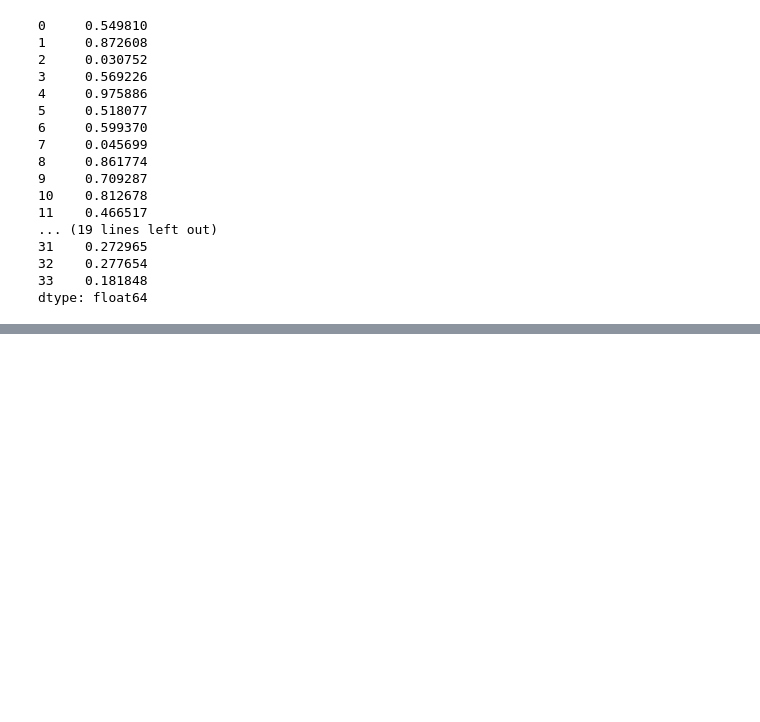
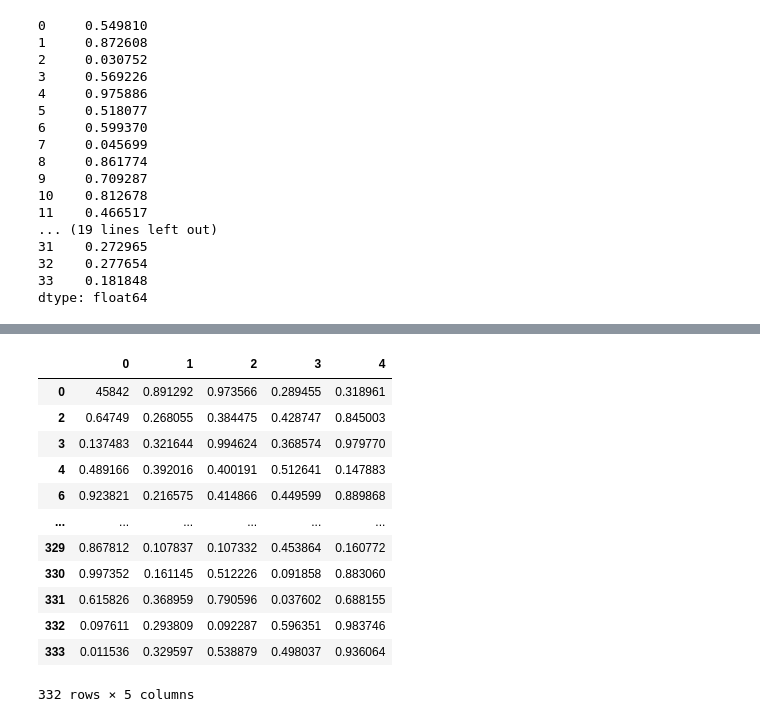
Before and after one commit to shruti-1102/zero-to-analyst, a Jupyter notebook: pandas-tut.ipynb, the cells around one changed output, grey strips where cells are left out. Saved outputs shown, nothing was run; the diff lists cells and outputs as text; code cells hidden in the pictures; blank space fills up the shorter version.

```diff
--- a/pandas-tut.ipynb
+++ b/pandas-tut.ipynb
@@ -127,0 +317,18 @@ type(newdf)
+# %%
+newdf.drop([4, 7], inplace=True)     #drops in the original dataframe
+# %%
+newdf
+# %% [output]
+|  | 0 | 1 | 2 | 3 | 4 |
+| 0 | 45842 | 0.891292 | 0.973566 | 0.289455 | 0.318961 |
+| 2 | 0.64749 | 0.268055 | 0.384475 | 0.428747 | 0.845003 |
+| 3 | 0.137483 | 0.321644 | 0.994624 | 0.368574 | 0.979770 |
+| 4 | 0.489166 | 0.392016 | 0.400191 | 0.512641 | 0.147883 |
+| 6 | 0.923821 | 0.216575 | 0.414866 | 0.449599 | 0.889868 |
+| ... | ... | ... | ... | ... | ... |
+| 329 | 0.867812 | 0.107837 | 0.107332 | 0.453864 | 0.160772 |
+| 330 | 0.997352 | 0.161145 | 0.512226 | 0.091858 | 0.883060 |
+| 331 | 0.615826 | 0.368959 | 0.790596 | 0.037602 | 0.688155 |
+| 332 | 0.097611 | 0.293809 | 0.092287 | 0.596351 | 0.983746 |
+| 333 | 0.011536 | 0.329597 | 0.538879 | 0.498037 | 0.936064 |
+332 rows × 5 columns
```
Also changed, not shown: parts of 22 cells of this notebook.
